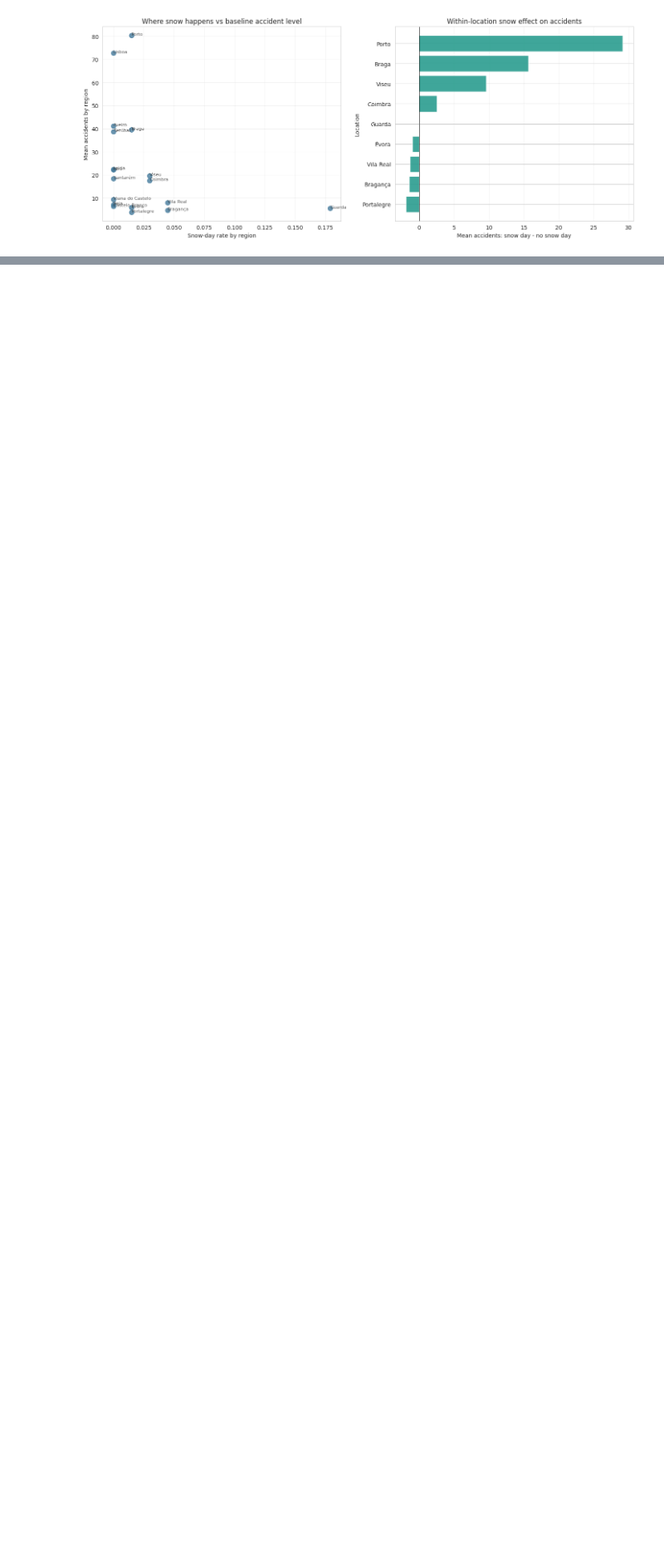
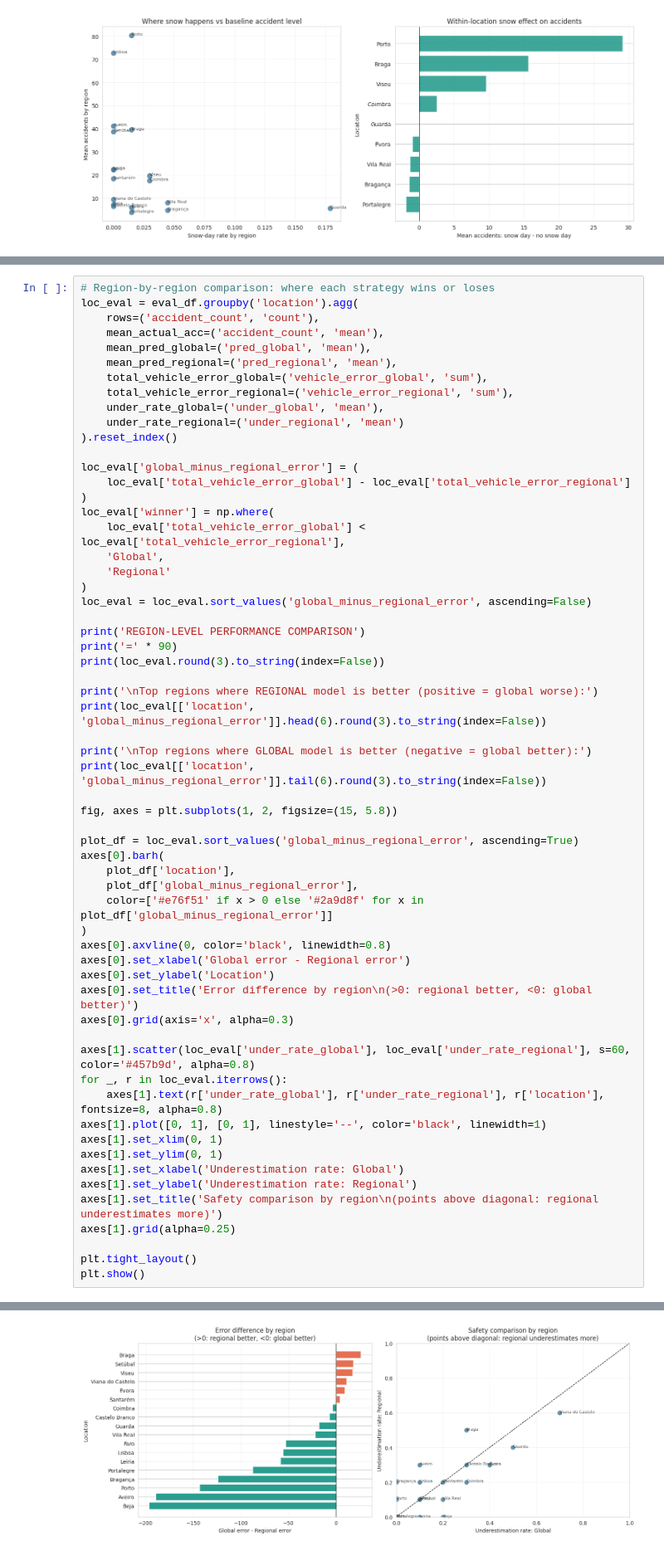
Before and after one commit to GrecoLucas/Weather-Prediction, a Jupyter notebook: Level_4/level_4_accidents.ipynb, the cells around one changed output, grey strips where cells are left out. Shown at 83% size. Cells and saved outputs as stored; diff of their text form; blank space fills up the shorter version.

Commit message:
model complete

```diff
--- a/Level_4/level_4_accidents.ipynb
+++ b/Level_4/level_4_accidents.ipynb
@@ -1126,0 +1186,61 @@ Interpretation checklist:
+# %%
+# Region-by-region comparison: where each strategy wins or loses
+loc_eval = eval_df.groupby('location').agg(
+    rows=('accident_count', 'count'),
+    mean_actual_acc=('accident_count', 'mean'),
+    mean_pred_global=('pred_global', 'mean'),
+    mean_pred_regional=('pred_regional', 'mean'),
+    total_vehicle_error_global=('vehicle_error_global', 'sum'),
+    total_vehicle_error_regional=('vehicle_error_regional', 'sum'),
+    under_rate_global=('under_global', 'mean'),
+    under_rate_regional=('under_regional', 'mean')
+).reset_index()
+
+loc_eval['global_minus_regional_error'] = (
+    loc_eval['total_vehicle_error_global'] - loc_eval['total_vehicle_error_regional']
+)
+loc_eval['winner'] = np.where(
+    loc_eval['total_vehicle_error_global'] < loc_eval['total_vehicle_error_regional'],
+    'Global',
+    'Regional'
+)
+loc_eval = loc_eval.sort_values('global_minus_regional_error', ascending=False)
+
+print('REGION-LEVEL PERFORMANCE COMPARISON')
+print('=' * 90)
+print(loc_eval.round(3).to_string(index=False))
+
+print('\nTop regions where REGIONAL model is better (positive = global worse):')
+print(loc_eval[['location', 'global_minus_regional_error']].head(6).round(3).to_string(index=False))
+
+print('\nTop regions where GLOBAL model is better (negative = global better):')
+print(loc_eval[['location', 'global_minus_regional_error']].tail(6).round(3).to_string(index=False))
+
+fig, axes = plt.subplots(1, 2, figsize=(15, 5.8))
+
+plot_df = loc_eval.sort_values('global_minus_regional_error', ascending=True)
+axes[0].barh(
+    plot_df['location'],
+    plot_df['global_minus_regional_error'],
+    color=['#e76f51' if x > 0 else '#2a9d8f' for x in plot_df['global_minus_regional_error']]
+)
+axes[0].axvline(0, color='black', linewidth=0.8)
+axes[0].set_xlabel('Global error - Regional error')
+axes[0].set_ylabel('Location')
+axes[0].set_title('Error difference by region\n(>0: regional better, <0: global better)')
+axes[0].grid(axis='x', alpha=0.3)
+
+axes[1].scatter(loc_eval['under_rate_global'], loc_eval['under_rate_regional'], s=60, color='#457b9d', alpha=0.8)
+for _, r in loc_eval.iterrows():
+    axes[1].text(r['under_rate_global'], r['under_rate_regional'], r['location'], fontsize=8, alpha=0.8)
+axes[1].plot([0, 1], [0, 1], linestyle='--', color='black', linewidth=1)
+axes[1].set_xlim(0, 1)
+axes[1].set_ylim(0, 1)
+axes[1].set_xlabel('Underestimation rate: Global')
+axes[1].set_ylabel('Underestimation rate: Regional')
+axes[1].set_title('Safety comparison by region\n(points above diagonal: regional underestimates more)')
+axes[1].grid(alpha=0.25)
+
+plt.tight_layout()
+plt.show()
+# %% [output]
@@ -1126,0 +1264 @@ Interpretation checklist:
+[figure, added]
```
Also changed, not shown: parts of 17 cells of this notebook.
